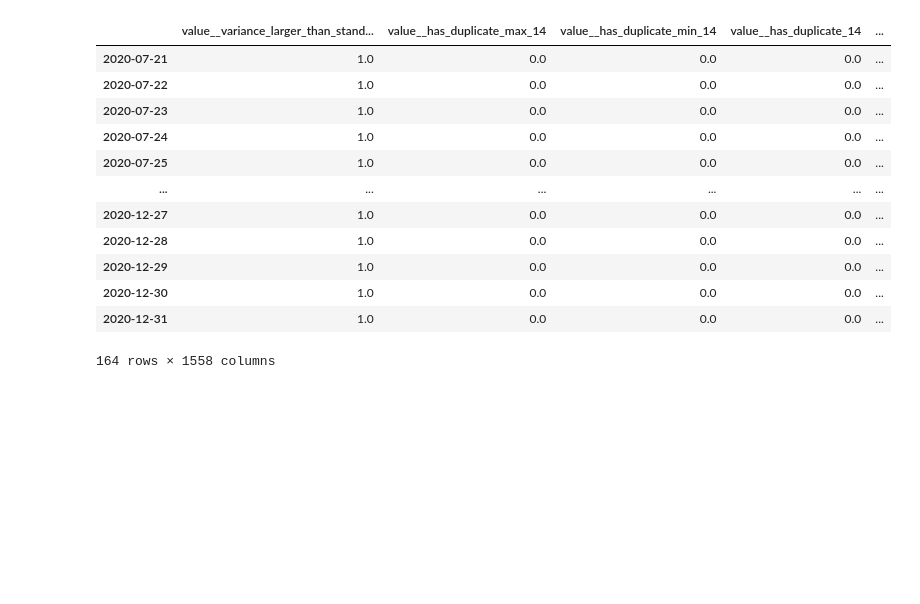
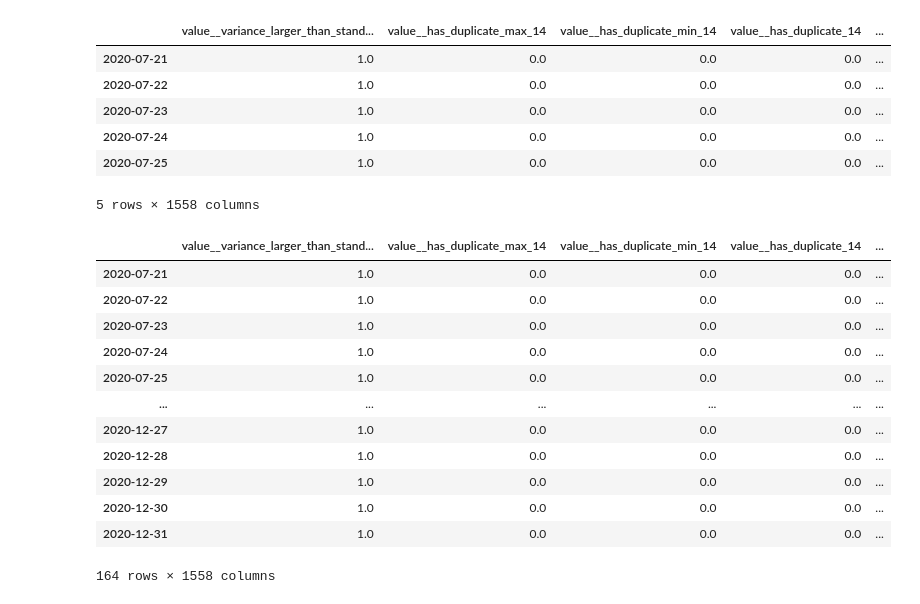
Before and after one commit to WraySmith/COVID_learning, a Jupyter notebook: covid_ml.ipynb, the cells around one changed output. Drawn from its saved outputs; the diff is of its cells as text; code cells hidden in the pictures; blank space fills up the shorter version.

Commit message:
covid_ml work

```diff
--- a/covid_ml.ipynb
+++ b/covid_ml.ipynb
@@ -95,32 +26,26 @@ extracted_features
 # %%
-test = pd.Series(covid_test['daily_case_7mean'], index = covid_test.index)
+covid_7day = pd.Series(covid_mod['daily_case_7mean'], index = covid_mod.index).dropna()
 # %%
-df_rolled1 = tsfresh.utilities.dataframe_functions.make_forecasting_frame(test, kind=1, max_timeshift=14, rolling_direction=1)
-df_rolled2 = tsfresh.utilities.dataframe_functions.make_forecasting_frame(test, kind=1, max_timeshift=7, rolling_direction=1)
+rolled1 = tsfresh.utilities.dataframe_functions.make_forecasting_frame(covid_7day, kind=1, max_timeshift=14, rolling_direction=1)
+rolled2 = tsfresh.utilities.dataframe_functions.make_forecasting_frame(covid_7day, kind=1, max_timeshift=7, rolling_direction=1)
 # %%
-df_rolled1_mod = df_rolled1[0].groupby('id').filter(lambda x: len(x) >= 14)
-df_rolled2_mod = df_rolled2[0].groupby('id').filter(lambda x: len(x) >= 7)
+rolled1_mod = rolled1[0].groupby('id').filter(lambda x: len(x) >= 14)
+rolled2_mod = rolled2[0].groupby('id').filter(lambda x: len(x) >= 7)
 # %%
-extracted_features1 = tsfresh.extract_features(df_rolled1_mod, column_id = 'id', column_sort = 'time', column_value = 'value')
-extracted_features2 = tsfresh.extract_features(df_rolled2_mod, column_id = 'id', column_sort = 'time', column_value = 'value')
+extracted_features1 = tsfresh.extract_features(rolled1_mod, column_id = 'id', column_sort = 'time', column_value = 'value')
+extracted_features2 = tsfresh.extract_features(rolled2_mod, column_id = 'id', column_sort = 'time', column_value = 'value')
 # %%
 extracted_features1 = extracted_features1.droplevel(0).add_suffix('_14')
 extracted_features2 = extracted_features2.droplevel(0).add_suffix('_7')
 # %%
 extracted_features_combo = pd.concat([extracted_features1, extracted_features2], axis = 1, join='inner')
 # %%
-extracted_features_combo
+extracted_features_combo.head()
 # %% [output]
 |  | value__variance_larger_than_stand... | value__has_duplicate_max_14 | value__has_duplicate_min_14 | value__has_duplicate_14 | ... |
 | 2020-07-21 | 1.0 | 0.0 | 0.0 | 0.0 | ... |
 | 2020-07-22 | 1.0 | 0.0 | 0.0 | 0.0 | ... |
 | 2020-07-23 | 1.0 | 0.0 | 0.0 | 0.0 | ... |
 | 2020-07-24 | 1.0 | 0.0 | 0.0 | 0.0 | ... |
 | 2020-07-25 | 1.0 | 0.0 | 0.0 | 0.0 | ... |
-| ... | ... | ... | ... | ... | ... |
-| 2020-12-27 | 1.0 | 0.0 | 0.0 | 0.0 | ... |
-| 2020-12-28 | 1.0 | 0.0 | 0.0 | 0.0 | ... |
-| 2020-12-29 | 1.0 | 0.0 | 0.0 | 0.0 | ... |
-| 2020-12-30 | 1.0 | 0.0 | 0.0 | 0.0 | ... |
-| 2020-12-31 | 1.0 | 0.0 | 0.0 | 0.0 | ... |
-164 rows × 1558 columns
+5 rows × 1558 columns
@@ -126,0 +54,16 @@ extracted_features_combo
+# %%
+impute(extracted_features_combo)
+# %% [output]
+|  | value__variance_larger_than_stand... | value__has_duplicate_max_14 | value__has_duplicate_min_14 | value__has_duplicate_14 | ... |
+| 2020-07-21 | 1.0 | 0.0 | 0.0 | 0.0 | ... |
+| 2020-07-22 | 1.0 | 0.0 | 0.0 | 0.0 | ... |
+| 2020-07-23 | 1.0 | 0.0 | 0.0 | 0.0 | ... |
+| 2020-07-24 | 1.0 | 0.0 | 0.0 | 0.0 | ... |
+| 2020-07-25 | 1.0 | 0.0 | 0.0 | 0.0 | ... |
+| ... | ... | ... | ... | ... | ... |
+| 2020-12-27 | 1.0 | 0.0 | 0.0 | 0.0 | ... |
+| 2020-12-28 | 1.0 | 0.0 | 0.0 | 0.0 | ... |
+| 2020-12-29 | 1.0 | 0.0 | 0.0 | 0.0 | ... |
+| 2020-12-30 | 1.0 | 0.0 | 0.0 | 0.0 | ... |
+| 2020-12-31 | 1.0 | 0.0 | 0.0 | 0.0 | ... |
+164 rows × 1558 columns
```
Also changed, not shown: parts of 27 cells of this notebook, 1 other file.
